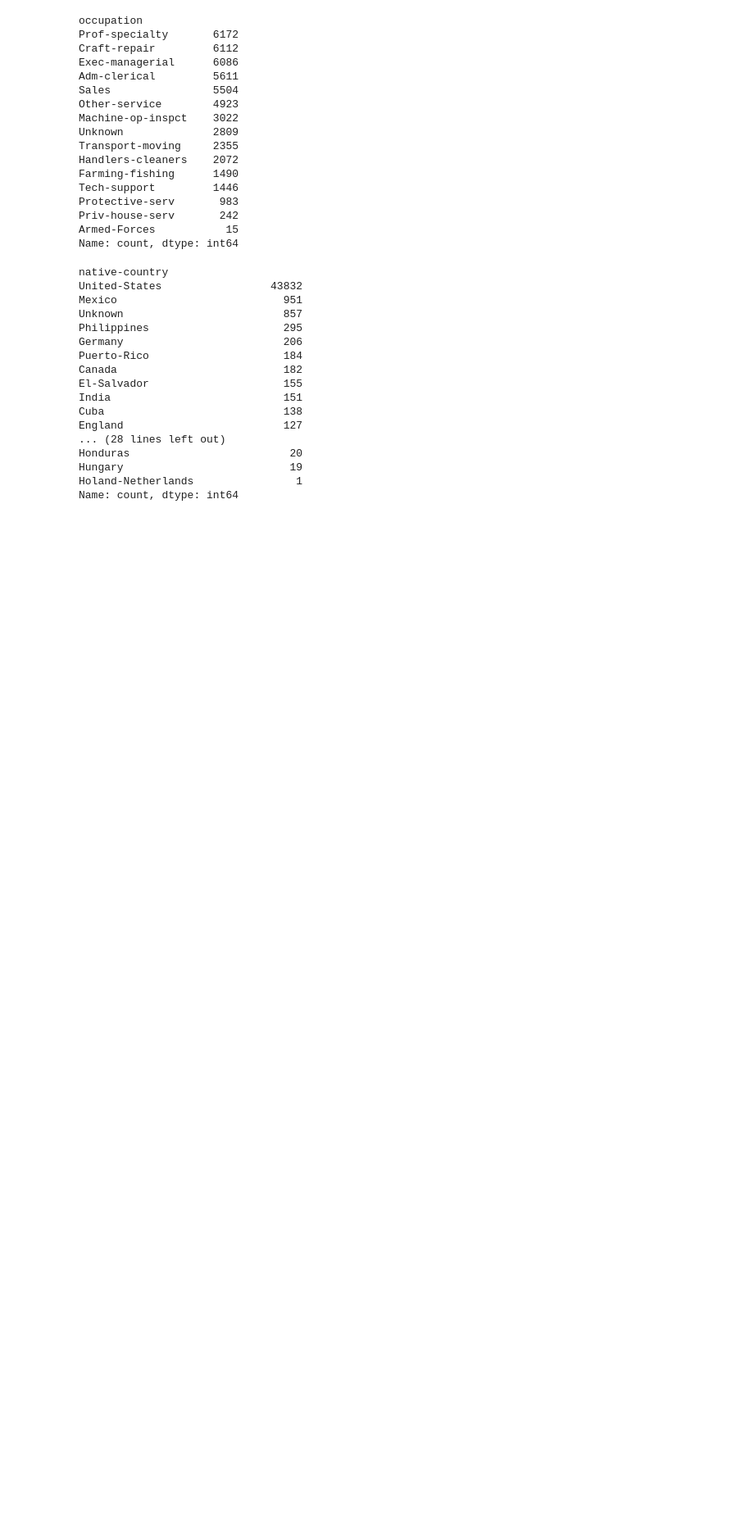
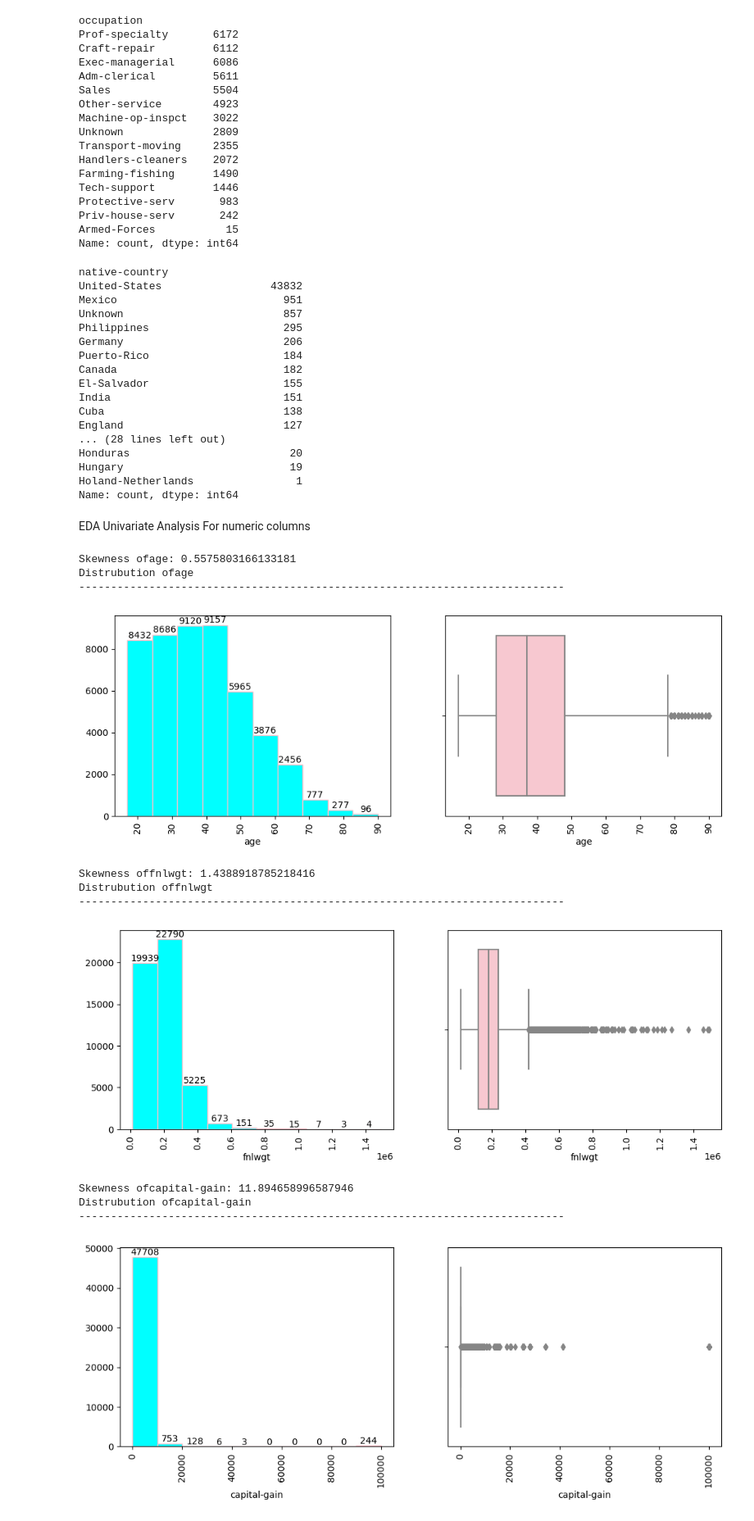
Before and after one commit to keithmmc/dataprojects, a Jupyter notebook: income.ipynb, the cells around one changed output. Shown at 82% size. Saved outputs shown, nothing was run; the diff lists cells and outputs as text; code cells hidden in the pictures; blank space fills up the shorter version.

```diff
--- a/income.ipynb
+++ b/income.ipynb
@@ -213,3 +213,54 @@ Honduras                         20
 Hungary                          19
 Holand-Netherlands                1
 Name: count, dtype: int64
+# %% [markdown]
+EDA
+Univariate Analysis
+For numeric columns
+# %%
+def univariateAnalysis_numeric(df, column):
+    print(f'Skewness of{column}:', df[column].skew())
+    fig, axs = plt.subplots(nrows=1, ncols=2, figsize=(12, 4))
+    print("Distrubution of" + column)
+    print("----------------------------------------------------------------------------")
+    # Calculate min and max values for the column
+    a = round(df[column].min())
+    b = round(df[column].max())
+    # Plot histogram with annotations
+    freq, bins, patches = axs[0].hist(df[column], range=[a, b], edgecolor='pink', color='cyan')
+    bin_centers = np.diff(bins) * 0.5 + bins[:-1]
+    n = 0
+    for fr, x, patch in zip(freq, bin_centers, patches):
+        height = int(freq[n])
+        axs[0].annotate("{}".format(height),
+                    xy=(x, height),  # top left corner of the histogram bar
+                    xytext=(0, 0.2),  # offsetting label position above its bar
+                    textcoords="offset points",  # Offset (in points) from the *xy* value
+                    ha='center', va='bottom')
+        n = n + 1
+    axs[0].set_xlabel(column)
+    axs[0].tick_params(axis='x', labelrotation=90)
+
+    # Plot boxplot
+    sns.boxplot(x=column, data=df, ax=axs[1], color = 'pink')
+    axs[1].tick_params(axis='x', labelrotation=90)
+
+    # Show the plots
+    plt.show()
+# %%
+num_cols = adult_data_v1.select_dtypes(include = 'number').columns
+for column in num_cols:
+    univariateAnalysis_numeric(adult_data_v1, column)
+# %% [output]
+Skewness ofage: 0.5575803166133181
+Distrubution ofage
+----------------------------------------------------------------------------
+[figure, added]
+Skewness offnlwgt: 1.4388918785218416
+Distrubution offnlwgt
+----------------------------------------------------------------------------
+[figure, added]
+Skewness ofcapital-gain: 11.894658996587946
+Distrubution ofcapital-gain
+----------------------------------------------------------------------------
+[figure, added]
```
Also changed, not shown: parts of 2 cells of this notebook.
